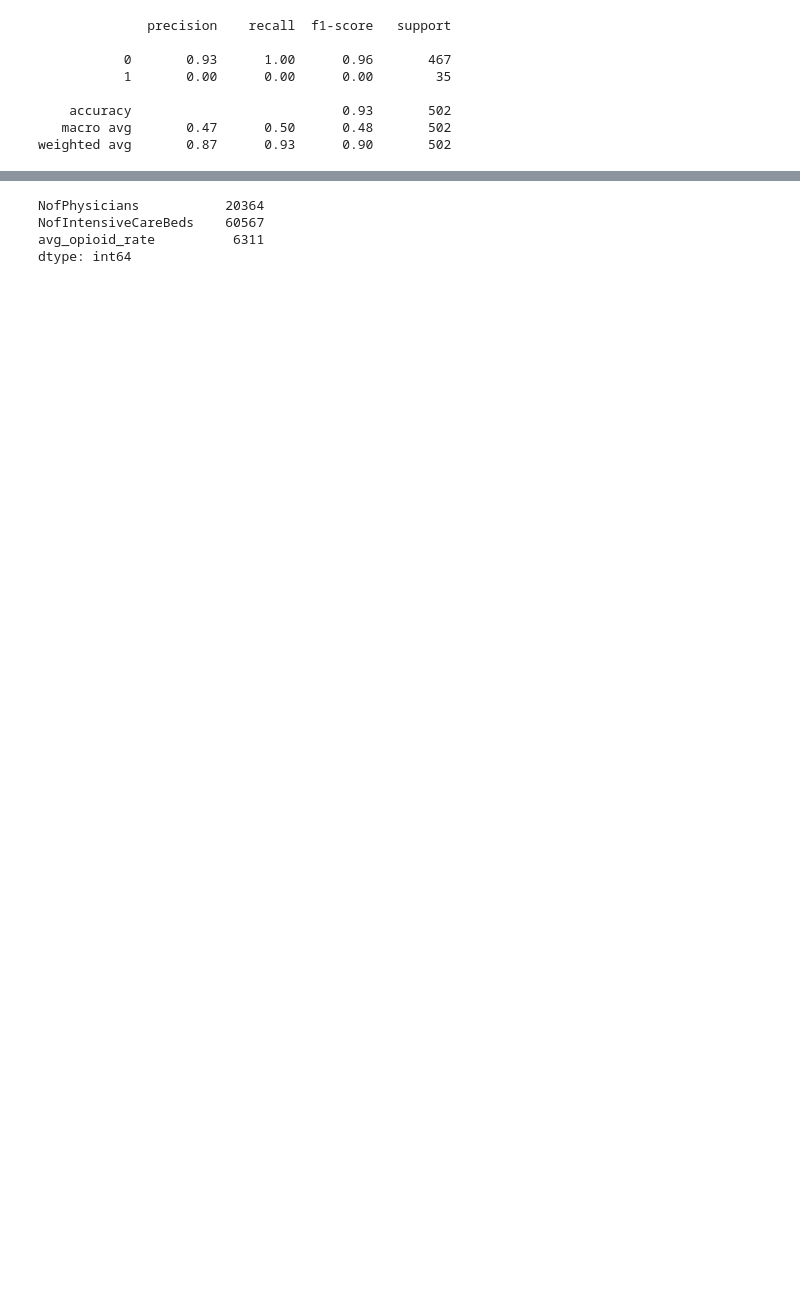
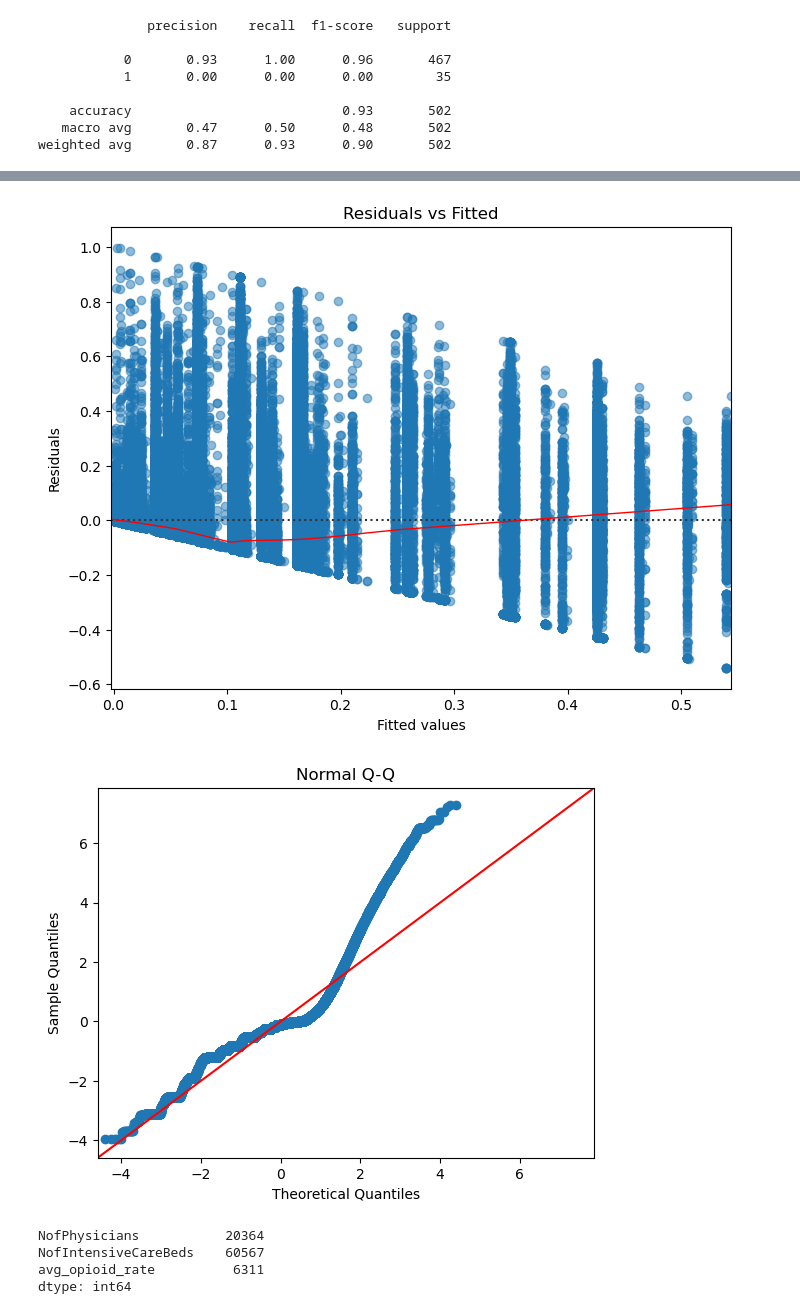
Before and after one commit to srak71/8660-GroupProject, a Jupyter notebook: OP-HIMSS-EDA.ipynb, the cells around one changed output, grey strips where cells are left out. Saved outputs shown, nothing was run; the diff lists cells and outputs as text; code cells hidden in the pictures; blank space fills up the shorter version.

```diff
--- a/OP-HIMSS-EDA.ipynb
+++ b/OP-HIMSS-EDA.ipynb
@@ -389,7 +451,7 @@ Notes:
 strong multicollinearity problems or that the design matrix is singular.
 # %%
 # prepare opioid dataset
-op = pd.read_csv("/Users/nate/Desktop/8660-GroupProject/data/op_2021_data.csv")
+op = pd.read_csv("data/op_2021_data.csv")
 op = op.rename(columns={"NPPES Provider ZIP Code": "Zip"})
 
 # clean ZIP
@@ -428,2 +490,23 @@ Notes:
 strong multicollinearity problems or that the design matrix is singular.
+# %%
+fitted_values = model.fittedvalues
+residuals = model.resid
+standardized_residuals = model.get_influence().resid_studentized_internal
+leverage = model.get_influence().hat_matrix_diag
+
+plt.figure(figsize=(8,6))
+sns.residplot(x=fitted_values, y=residuals,
+              lowess=True,
+              line_kws={'color': 'red', 'lw': 1}, scatter_kws={"alpha": 0.5})
+plt.xlabel('Fitted values')
+plt.ylabel('Residuals')
+plt.title('Residuals vs Fitted')
+plt.show()
+
+sm.qqplot(residuals, line='45', fit=True)
+plt.title('Normal Q-Q')
+plt.show()
+# %% [output]
+[figure, added]
+[figure, added]
 # %%
```
Also changed, not shown: parts of 17 cells of this notebook, 5 other files.
